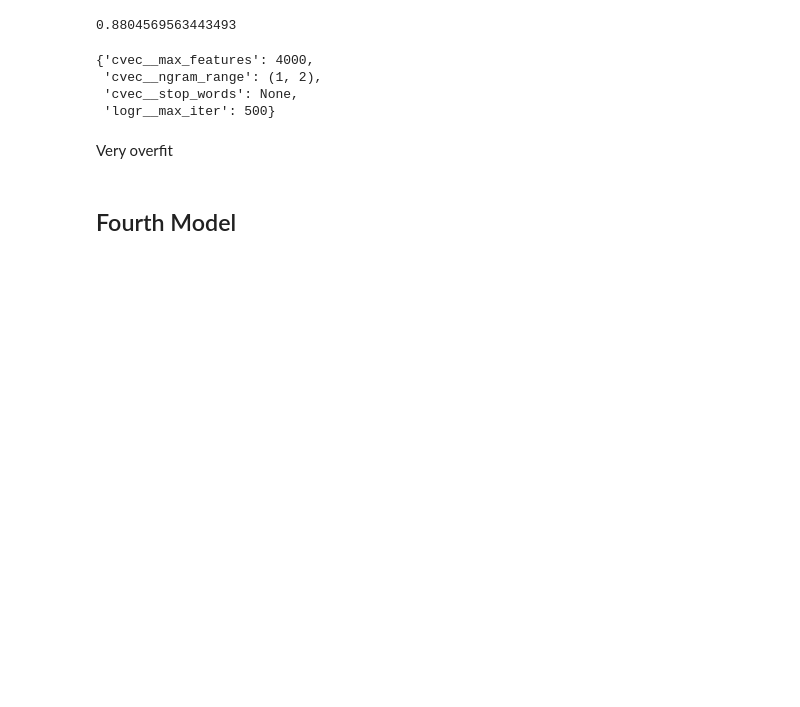
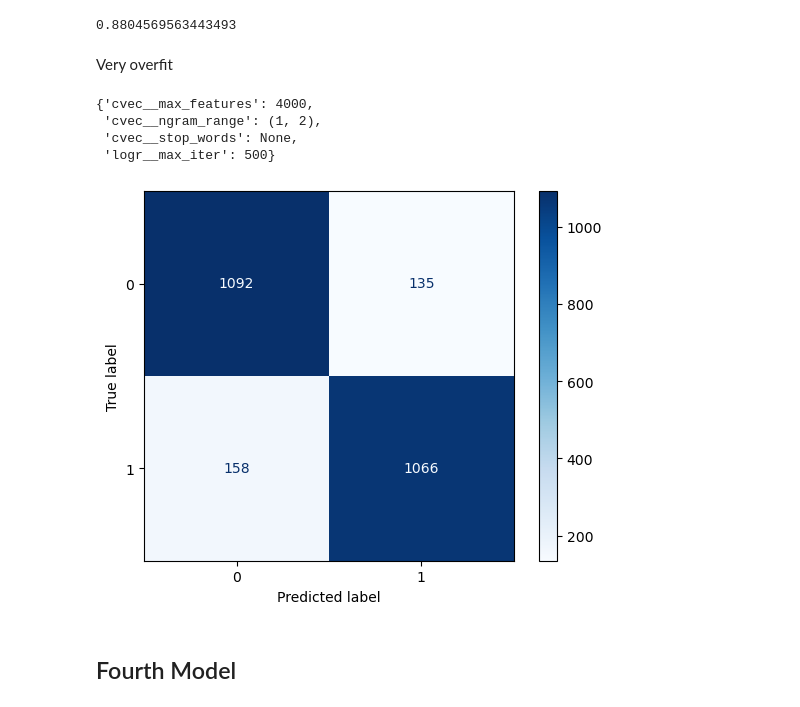
Before and after one commit to AlanAndrews/reddit_v_openai, a Jupyter notebook: 03_Modeling.ipynb, the cells around one changed output. Drawn from its saved outputs; the diff is of its cells as text; code cells hidden in the pictures; blank space fills up the shorter version.

```diff
--- a/03_Modeling.ipynb
+++ b/03_Modeling.ipynb
@@ -183,12 +208,12 @@ gs3.score(X_train, y_train)
 gs3.score(X_test, y_test)
 # %% [output]
 0.8804569563443493
-# %%
-gs3.best_params_
-# %% [output]
-{'cvec__max_features': 4000,
- 'cvec__ngram_range': (1, 2),
- 'cvec__stop_words': None,
- 'logr__max_iter': 500}
 # %% [markdown]
 Very overfit
+# %%
+gs3.best_params_
+# %% [output]
+{'cvec__max_features': 4000,
+ 'cvec__ngram_range': (1, 2),
+ 'cvec__stop_words': None,
+ 'logr__max_iter': 500}
@@ -195,3 +228,8 @@ Very overfit
+# %%
+cmtx3 = ConfusionMatrixDisplay.from_estimator(gs3, X_test, y_test, cmap='Blues', values_format='d')
+plt.savefig('./figures/cmtx3.png')
+# %% [output]
+[figure, added]
 # %% [markdown]
 ## Fourth Model
 # %%
```
Also changed, not shown: parts of 35 cells of this notebook, 20 other files.
